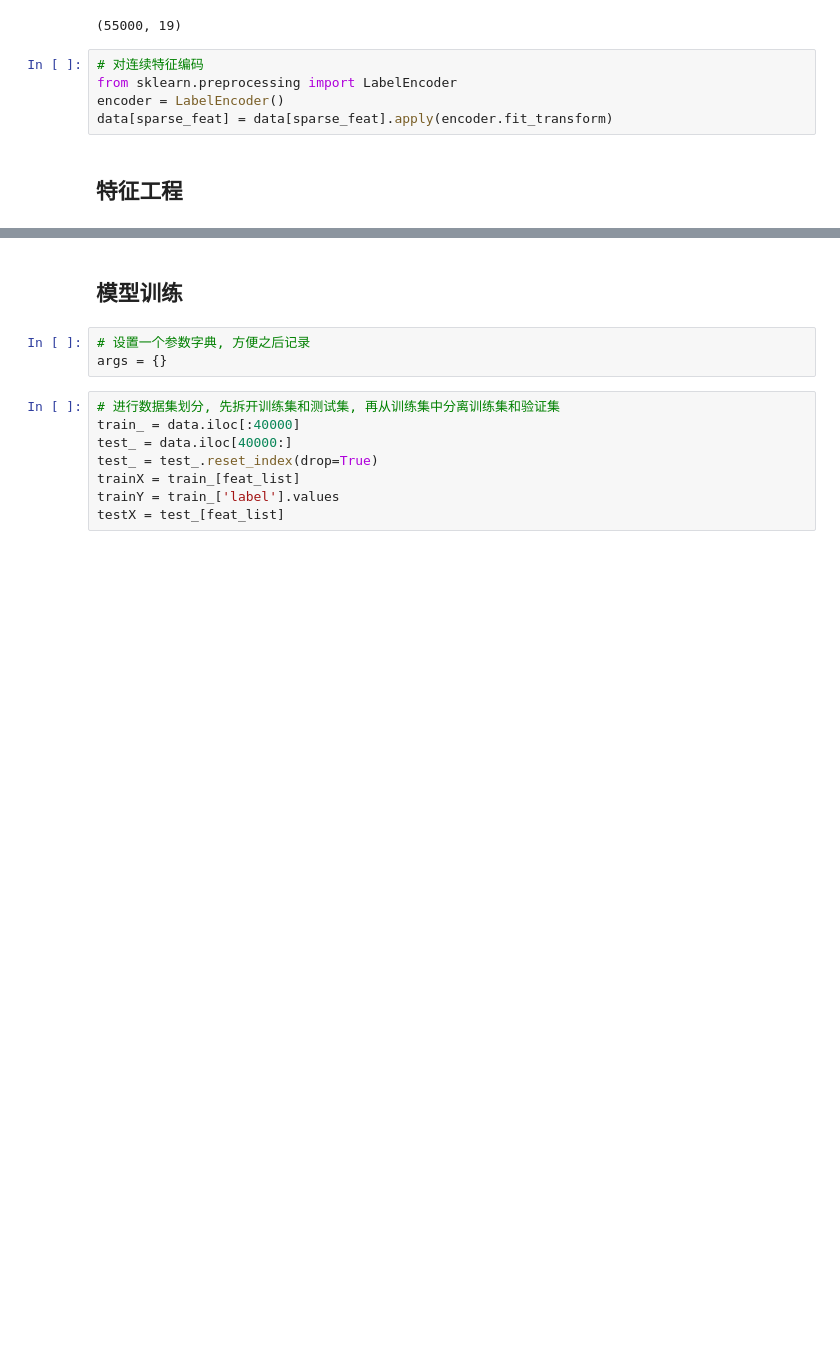
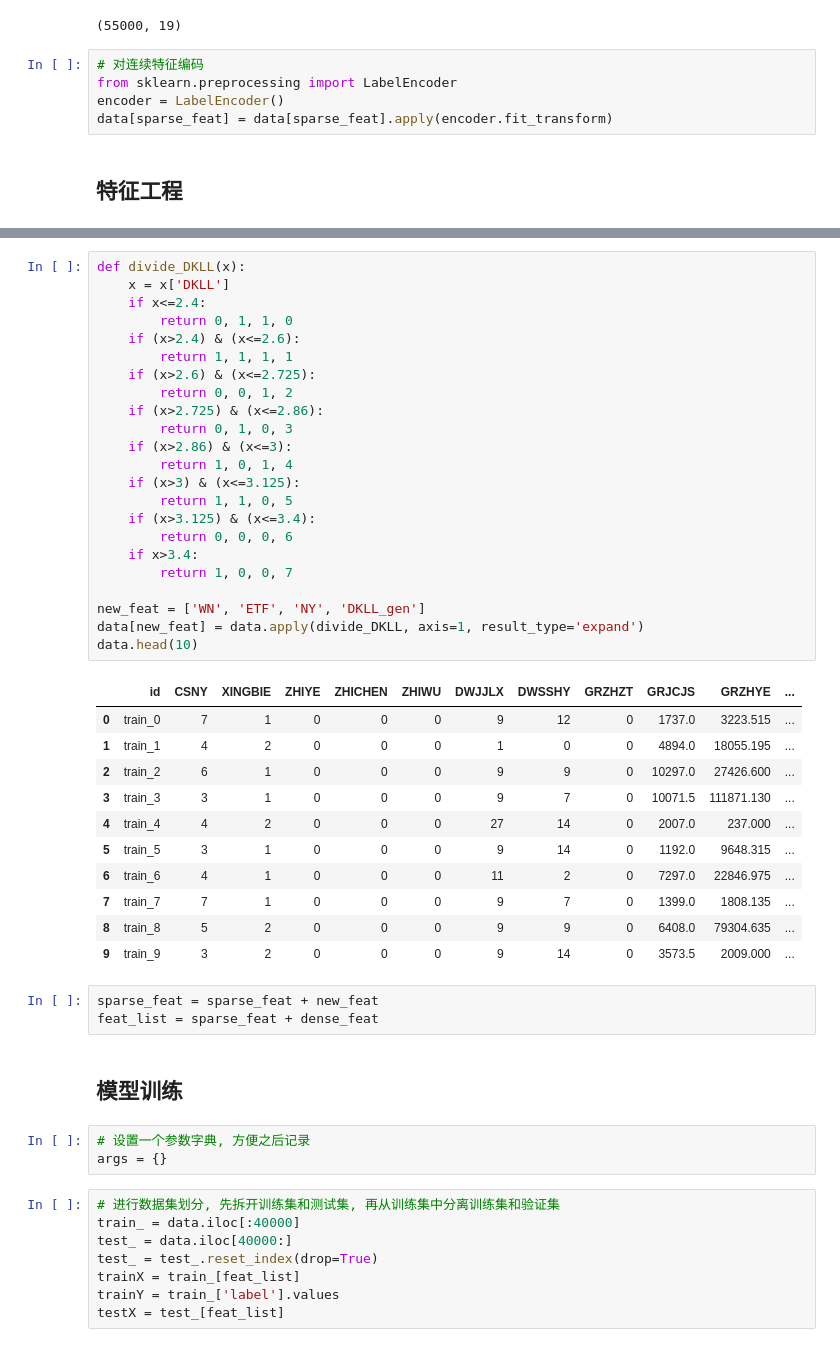
Before and after one commit to liuqidong07/OverduePrediction, a Jupyter notebook: baseline.ipynb, the cells around one changed output, grey strips where cells are left out. Saved outputs shown, nothing was run; the diff lists cells and outputs as text; blank space fills up the shorter version.

```diff
--- a/baseline.ipynb
+++ b/baseline.ipynb
@@ -175,3 +190,41 @@ data[sparse_feat] = data[sparse_feat].apply(encoder.fit_transform)
+# %%
+def divide_DKLL(x):
+    x = x['DKLL']
+    if x<=2.4:
+        return 0, 1, 1, 0
+    if (x>2.4) & (x<=2.6):
+        return 1, 1, 1, 1
+    if (x>2.6) & (x<=2.725):
+        return 0, 0, 1, 2
+    if (x>2.725) & (x<=2.86):
+        return 0, 1, 0, 3
+    if (x>2.86) & (x<=3):
+        return 1, 0, 1, 4
+    if (x>3) & (x<=3.125):
+        return 1, 1, 0, 5
+    if (x>3.125) & (x<=3.4):
+        return 0, 0, 0, 6
+    if x>3.4:
+        return 1, 0, 0, 7
+
+new_feat = ['WN', 'ETF', 'NY', 'DKLL_gen']
+data[new_feat] = data.apply(divide_DKLL, axis=1, result_type='expand')
+data.head(10)
+# %% [output]
+|  | id | CSNY | XINGBIE | ZHIYE | ZHICHEN | ZHIWU | DWJJLX | DWSSHY | GRZHZT | GRJCJS | GRZHYE | ... |
+| 0 | train_0 | 7 | 1 | 0 | 0 | 0 | 9 | 12 | 0 | 1737.0 | 3223.515 | ... |
+| 1 | train_1 | 4 | 2 | 0 | 0 | 0 | 1 | 0 | 0 | 4894.0 | 18055.195 | ... |
+| 2 | train_2 | 6 | 1 | 0 | 0 | 0 | 9 | 9 | 0 | 10297.0 | 27426.600 | ... |
+| 3 | train_3 | 3 | 1 | 0 | 0 | 0 | 9 | 7 | 0 | 10071.5 | 111871.130 | ... |
+| 4 | train_4 | 4 | 2 | 0 | 0 | 0 | 27 | 14 | 0 | 2007.0 | 237.000 | ... |
+| 5 | train_5 | 3 | 1 | 0 | 0 | 0 | 9 | 14 | 0 | 1192.0 | 9648.315 | ... |
+| 6 | train_6 | 4 | 1 | 0 | 0 | 0 | 11 | 2 | 0 | 7297.0 | 22846.975 | ... |
+| 7 | train_7 | 7 | 1 | 0 | 0 | 0 | 9 | 7 | 0 | 1399.0 | 1808.135 | ... |
+| 8 | train_8 | 5 | 2 | 0 | 0 | 0 | 9 | 9 | 0 | 6408.0 | 79304.635 | ... |
+| 9 | train_9 | 3 | 2 | 0 | 0 | 0 | 9 | 14 | 0 | 3573.5 | 2009.000 | ... |
+# %%
+sparse_feat = sparse_feat + new_feat
+feat_list = sparse_feat + dense_feat
 # %% [markdown]
 ## 模型训练
 # %%
```
Also changed, not shown: parts of 6 cells of this notebook, 2 other files.
